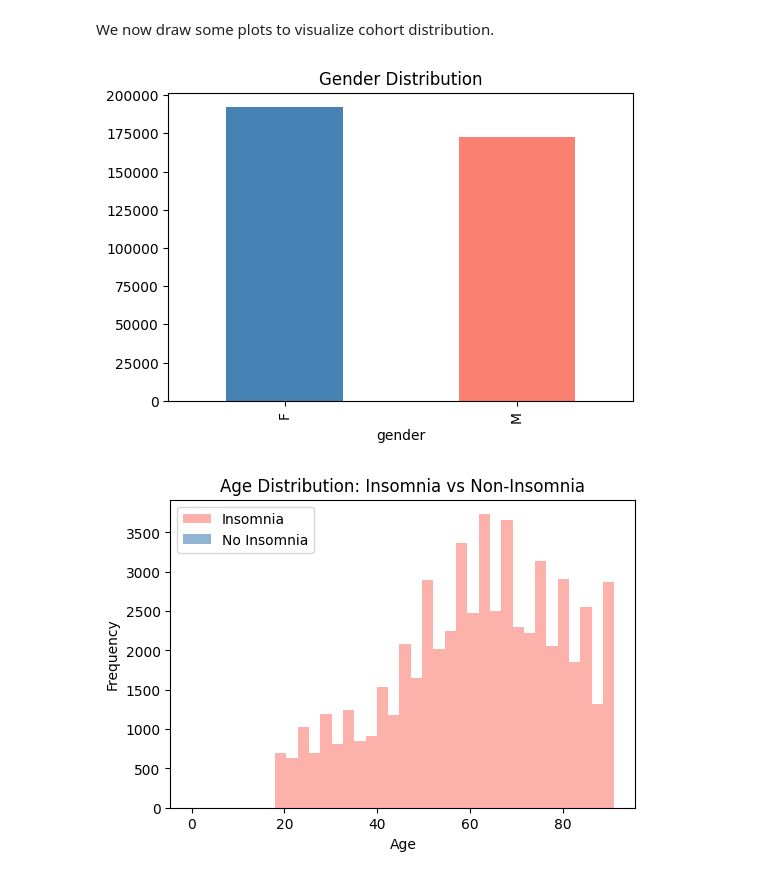
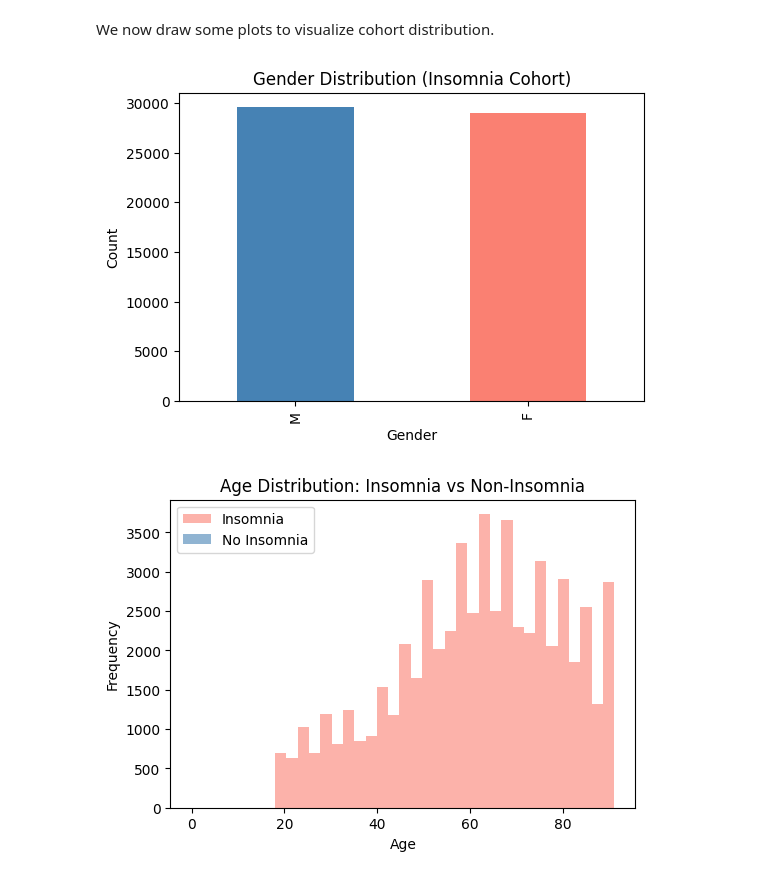
Before and after one commit to gisellefg/Insomnia-Phenotyping-from-EHR-, a Jupyter notebook: analysis/analyze_cohort.ipynb, the cells around one changed output. Saved outputs shown, nothing was run; the diff lists cells and outputs as text; code cells hidden in the pictures.

```diff
--- a/analysis/analyze_cohort.ipynb
+++ b/analysis/analyze_cohort.ipynb
@@ -79,14 +79,19 @@ insomnia_flag
 # %% [markdown]
 We now draw some plots to visualize cohort distribution.
 # %%
+import matplotlib.pyplot as plt
 
-# Simple demographics plots
+# Filter only patients flagged with insomnia
+insomnia_df = df[df['insomnia_flag'] == 1.0]
+
 plt.figure(figsize=(6,4))
-df['gender'].value_counts().plot(kind='bar', color=['steelblue','salmon'])
-plt.title("Gender Distribution")
+insomnia_df['gender'].value_counts().plot(kind='bar', color=['steelblue', 'salmon'])
+plt.title("Gender Distribution (Insomnia Cohort)")
+plt.xlabel("Gender")
+plt.ylabel("Count")
 plt.show()
 # %% [output]
-[figure, old version]
+[figure, new version]
 # %%
 #Simple age distribution
 
```
Also changed, not shown: parts of 1 cell of this notebook, 9 other files.
